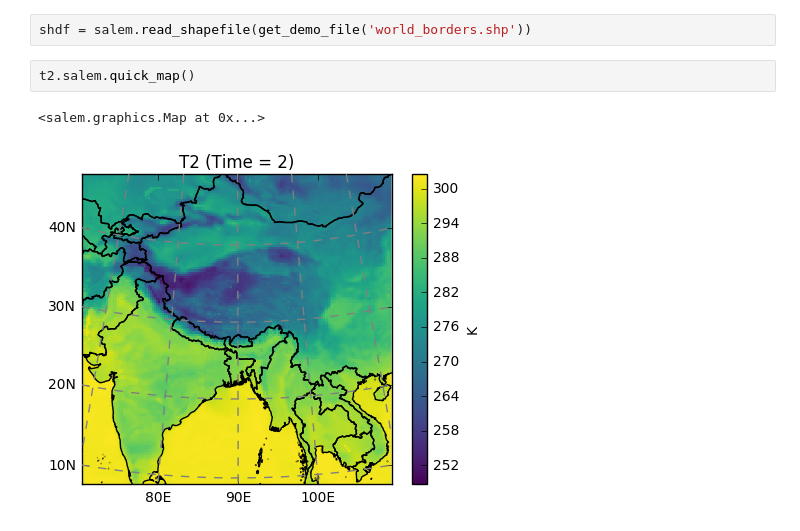
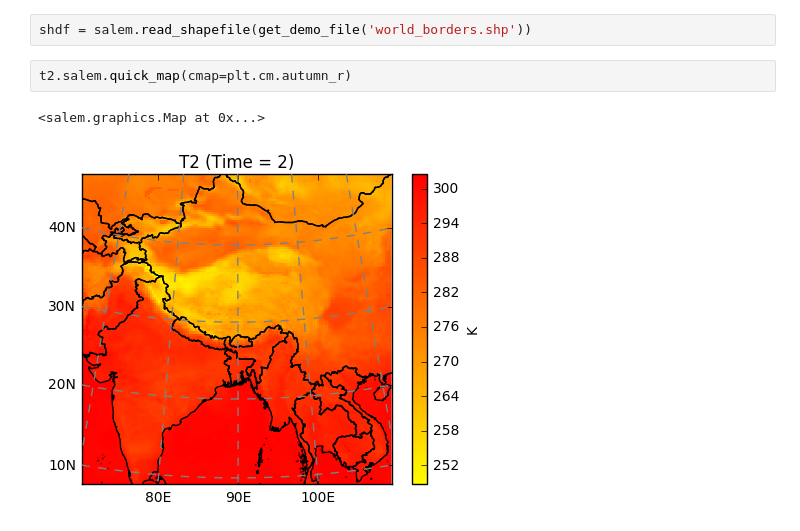
Before and after one commit to nicolasfauchereau/climatecode, a Jupyter notebook: output/posts/salem/index.ipynb, the cells around one changed output. Cells and saved outputs as stored; diff of their text form.

```diff
--- a/output/posts/salem/index.ipynb
+++ b/output/posts/salem/index.ipynb
@@ -20,7 +22,7 @@ t2 = ds.T2.isel(Time=2)
 # %%
 shdf = salem.read_shapefile(get_demo_file('world_borders.shp'))
 # %%
-t2.salem.quick_map()
+t2.salem.quick_map(cmap=plt.cm.autumn_r)
 # %% [output]
 <salem.graphics.Map at 0x...>
-[figure, old version]
+[figure, new version]
```
Also changed, not shown: parts of 1 cell of this notebook, 8 other files.
